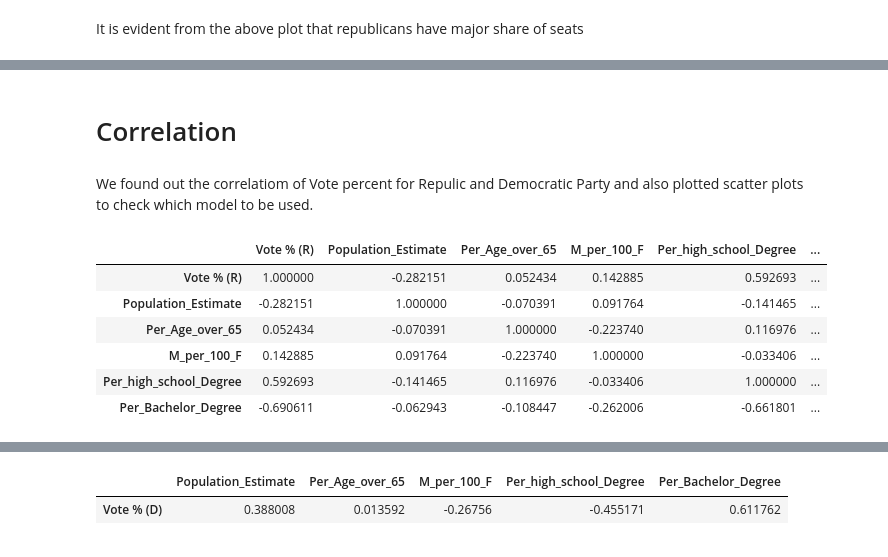
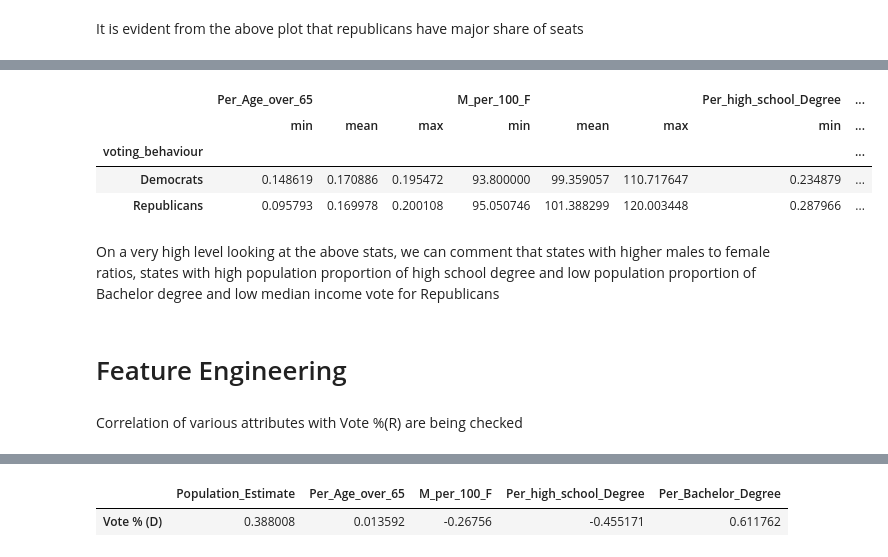
Before and after one commit to AnudeepMukka/Python-Project_US-Election-Analysis, a Jupyter notebook: Project.ipynb, the cells around one changed output, grey strips where cells are left out. Saved outputs shown, nothing was run; the diff lists cells and outputs as text; code cells hidden in the pictures.

```diff
--- a/Project.ipynb
+++ b/Project.ipynb
@@ -155,16 +146,18 @@ election_analysis_data.groupby('voting')
-# %% [markdown]
-# Correlation
-# %% [markdown]
-We found out the correlatiom of Vote percent for Repulic and Democratic Party and also plotted scatter plots to check which model to be used.
+# %%
+election_analysis_data.groupby('voting_behaviour').agg({'Per_Age_over_65':['min','mean','max'],
+                                                            'M_per_100_F':['min','mean','max'],'Per_high_school_Degree':['min','mean','max'],
+                                                            'Per_Bachelor_Degree':['min','mean','max'],'Median_Income':['min','mean','max']})
+# %% [output]
+|  | Per_Age_over_65 |  |  | M_per_100_F |  |  | Per_high_school_Degree | ... |
+|  | min | mean | max | min | mean | max | min | ... |
+| voting_behaviour |  |  |  |  |  |  |  | ... |
+| Democrats | 0.148619 | 0.170886 | 0.195472 | 93.800000 | 99.359057 | 110.717647 | 0.234879 | ... |
+| Republicans | 0.095793 | 0.169978 | 0.200108 | 95.050746 | 101.388299 | 120.003448 | 0.287966 | ... |
+# %% [markdown]
+On a very high level looking at the above stats, we can comment that states with higher males to female ratios, states with high population proportion of high school degree and low population proportion of Bachelor degree and low median income vote for Republicans
+# %% [markdown]
+# Feature Engineering
+# %% [markdown]
+Correlation of various attributes with Vote %(R) are being checked
 # %%
 republic_correlation = election_analysis_data[['Vote % (R)','Population_Estimate','Per_Age_over_65','M_per_100_F','Per_high_school_Degree','Per_Bachelor_Degree']]
-# %%
-republic_correlation.corr()
-# %% [output]
-|  | Vote % (R) | Population_Estimate | Per_Age_over_65 | M_per_100_F | Per_high_school_Degree | ... |
-| Vote % (R) | 1.000000 | -0.282151 | 0.052434 | 0.142885 | 0.592693 | ... |
-| Population_Estimate | -0.282151 | 1.000000 | -0.070391 | 0.091764 | -0.141465 | ... |
-| Per_Age_over_65 | 0.052434 | -0.070391 | 1.000000 | -0.223740 | 0.116976 | ... |
-| M_per_100_F | 0.142885 | 0.091764 | -0.223740 | 1.000000 | -0.033406 | ... |
-| Per_high_school_Degree | 0.592693 | -0.141465 | 0.116976 | -0.033406 | 1.000000 | ... |
-| Per_Bachelor_Degree | -0.690611 | -0.062943 | -0.108447 | -0.262006 | -0.661801 | ... |
```
Also changed, not shown: parts of 23 cells of this notebook.
